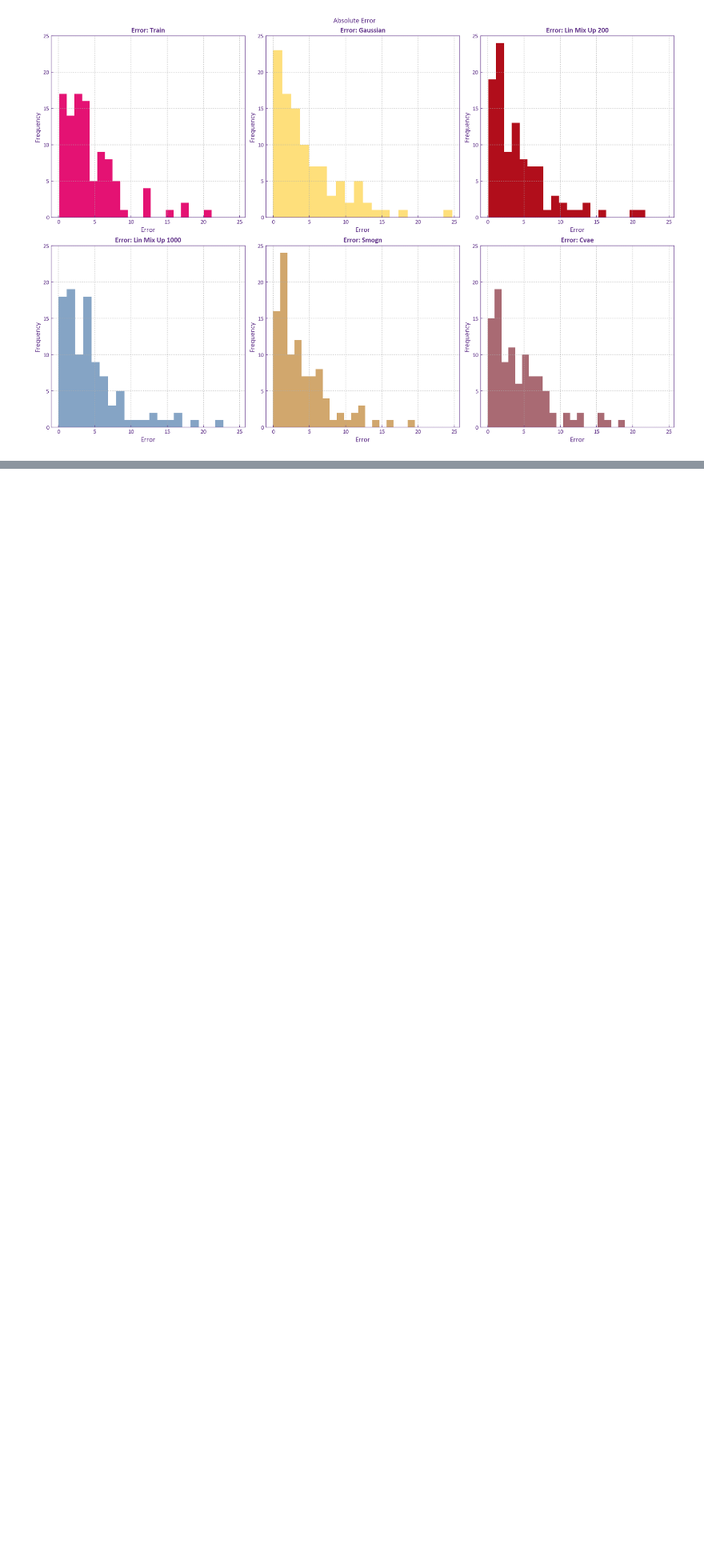
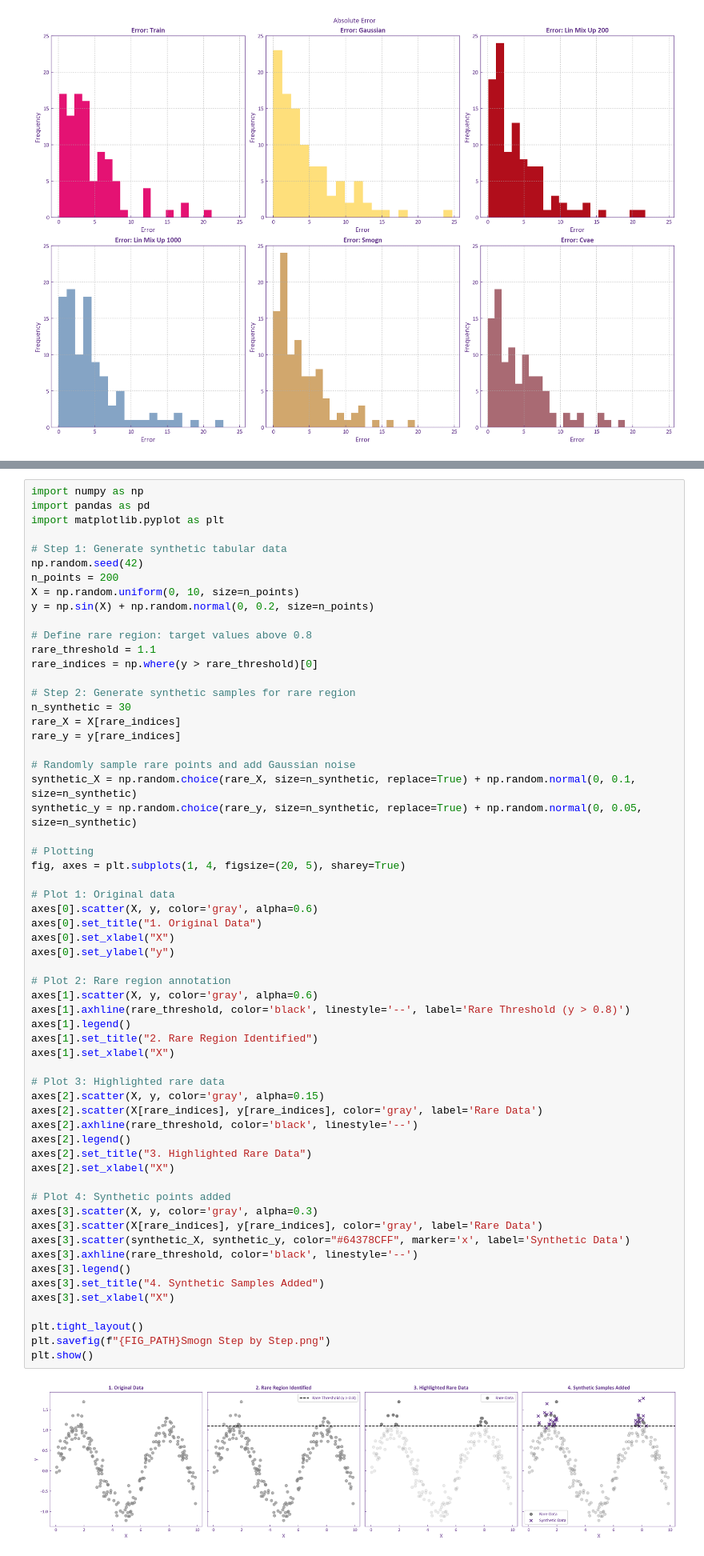
Before and after one commit to MiMaMyrox/ML_Data_Augmentation, a Jupyter notebook: evalute.ipynb, the cells around one changed output, grey strips where cells are left out. Shown: that part at 80% size. Cells and saved outputs as stored; diff of their text form; blank space fills up the shorter version.

```diff
--- a/evalute.ipynb
+++ b/evalute.ipynb
@@ -212,3 +227,65 @@ for name in model_names:
+# %%
+import numpy as np
+import pandas as pd
+import matplotlib.pyplot as plt
+
+# Step 1: Generate synthetic tabular data
+np.random.seed(42)
+n_points = 200
+X = np.random.uniform(0, 10, size=n_points)
+y = np.sin(X) + np.random.normal(0, 0.2, size=n_points)
+
+# Define rare region: target values above 0.8
+rare_threshold = 1.1
+rare_indices = np.where(y > rare_threshold)[0]
+
+# Step 2: Generate synthetic samples for rare region
+n_synthetic = 30
+rare_X = X[rare_indices]
+rare_y = y[rare_indices]
+
+# Randomly sample rare points and add Gaussian noise
+synthetic_X = np.random.choice(rare_X, size=n_synthetic, replace=True) + np.random.normal(0, 0.1, size=n_synthetic)
+synthetic_y = np.random.choice(rare_y, size=n_synthetic, replace=True) + np.random.normal(0, 0.05, size=n_synthetic)
+
+# Plotting
+fig, axes = plt.subplots(1, 4, figsize=(20, 5), sharey=True)
+
+# Plot 1: Original data
+axes[0].scatter(X, y, color='gray', alpha=0.6)
+axes[0].set_title("1. Original Data")
+axes[0].set_xlabel("X")
+axes[0].set_ylabel("y")
+
+# Plot 2: Rare region annotation
+axes[1].scatter(X, y, color='gray', alpha=0.6)
+axes[1].axhline(rare_threshold, color='black', linestyle='--', label='Rare Threshold (y > 0.8)')
+axes[1].legend()
+axes[1].set_title("2. Rare Region Identified")
+axes[1].set_xlabel("X")
+
+# Plot 3: Highlighted rare data
+axes[2].scatter(X, y, color='gray', alpha=0.15)
+axes[2].scatter(X[rare_indices], y[rare_indices], color='gray', label='Rare Data')
+axes[2].axhline(rare_threshold, color='black', linestyle='--')
+axes[2].legend()
+axes[2].set_title("3. Highlighted Rare Data")
+axes[2].set_xlabel("X")
+
+# Plot 4: Synthetic points added
+axes[3].scatter(X, y, color='gray', alpha=0.3)
+axes[3].scatter(X[rare_indices], y[rare_indices], color='gray', label='Rare Data')
+axes[3].scatter(synthetic_X, synthetic_y, color="#64378CFF", marker='x', label='Synthetic Data')
+axes[3].axhline(rare_threshold, color='black', linestyle='--')
+axes[3].legend()
+axes[3].set_title("4. Synthetic Samples Added")
+axes[3].set_xlabel("X")
+
+plt.tight_layout()
+plt.savefig(f"{FIG_PATH}Smogn Step by Step.png")
+plt.show()
+# %% [output]
+[figure, added]
 # %%
 single_metrics = {
     "mse": {'fn': mean_squared_error, 'name': 'Mean Squared Error', 'short': 'MSE', 'y_lim': (0, 45)},
```
Also changed, not shown: parts of 1 cell of this notebook.
